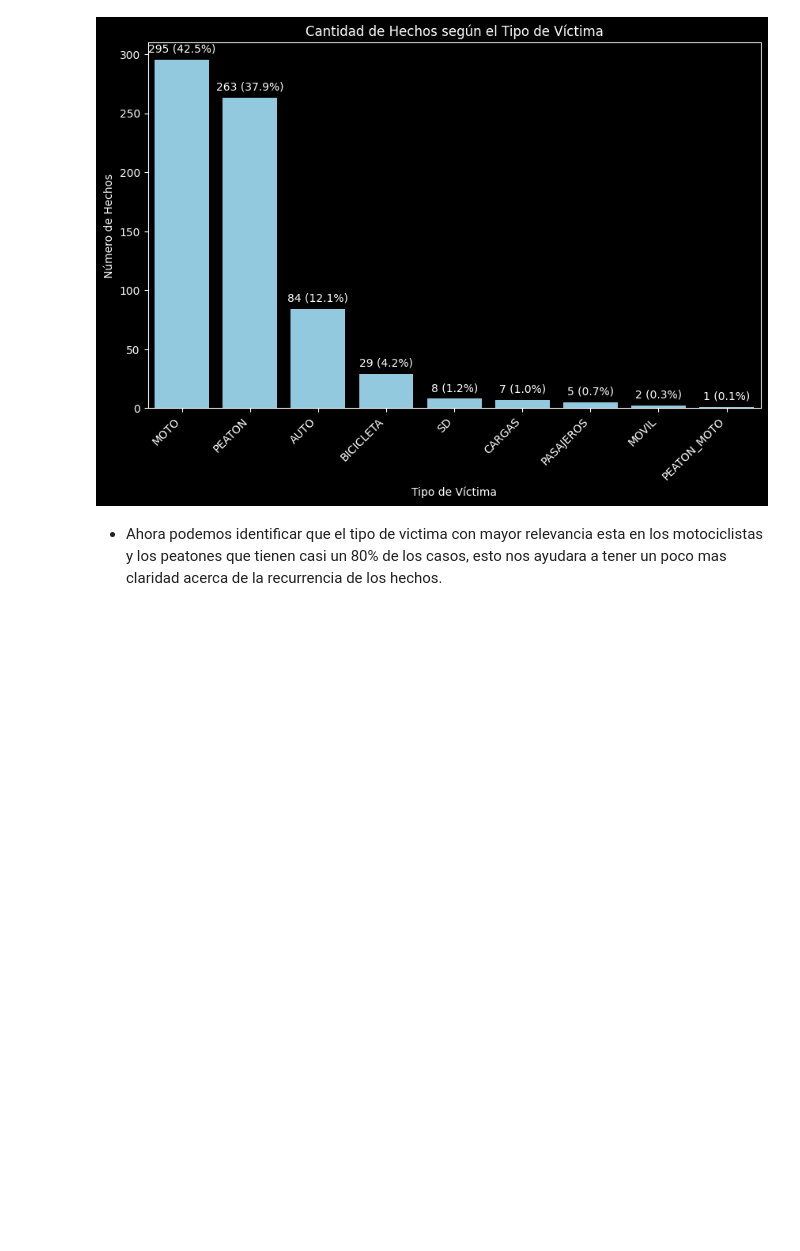
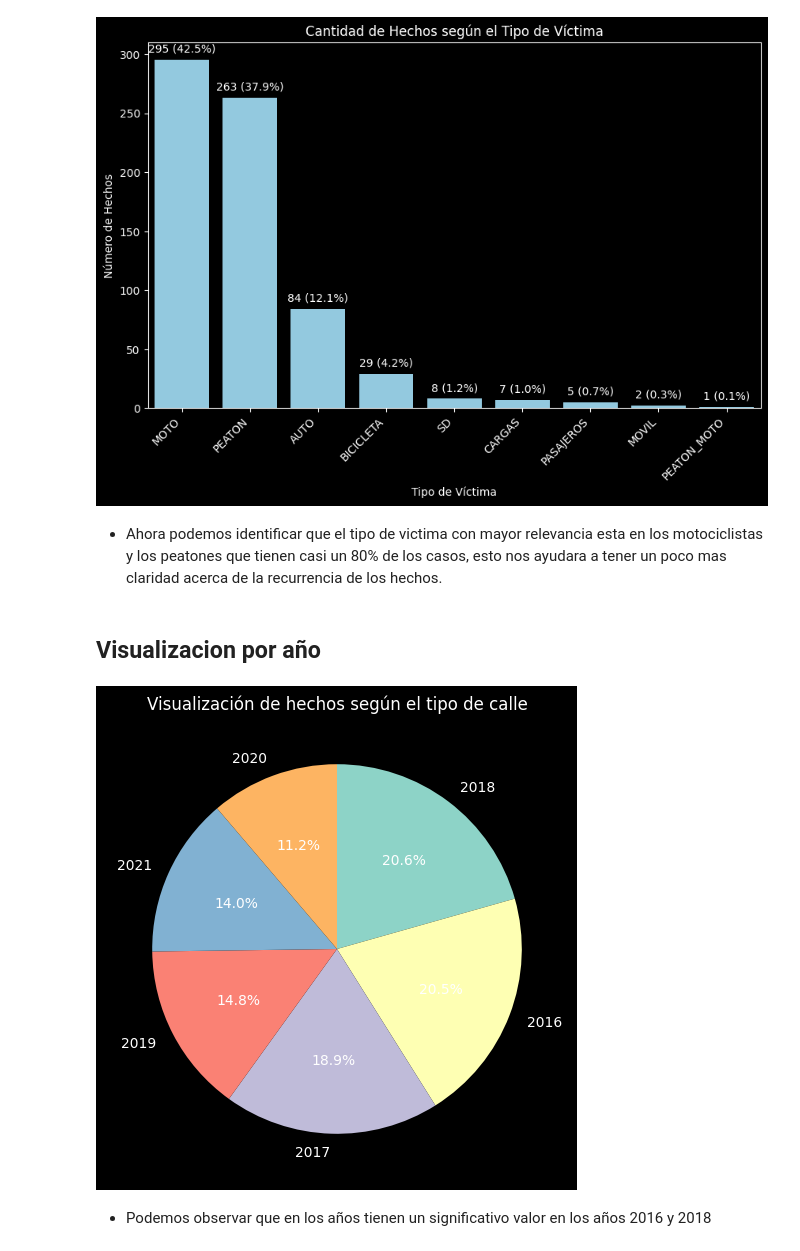
Before and after one commit to jgutierrezladino/PI02_Siniestros_Viales, a Jupyter notebook: Analisis/EDA.ipynb, the cells around one changed output. Saved outputs shown, nothing was run; the diff lists cells and outputs as text; code cells hidden in the pictures; blank space fills up the shorter version.

```diff
--- a/Analisis/EDA.ipynb
+++ b/Analisis/EDA.ipynb
@@ -109,3 +109,27 @@ plt.show()
 [figure]
 # %% [markdown]
 * Ahora podemos identificar que el tipo de victima con mayor relevancia esta en los motociclistas y los peatones que tienen casi un 80% de los casos, esto nos ayudara a tener un poco mas claridad acerca de la recurrencia de los hechos.
+# %% [markdown]
+## Visualizacion por año
+# %%
+# Configuramos el fondo negro y el color del texto blanco
+plt.style.use('dark_background')
+plt.rcParams['text.color'] = 'white'
+plt.rcParams['axes.labelcolor'] = 'white'
+
+# Obtener la serie con la cuenta de hechos por tipo de calle
+conteo_por_año = hechos['AAAA'].value_counts()
+
+# Crear un gráfico de torta con porcentajes
+plt.figure(figsize=(6, 6))
+plt.pie(conteo_por_año, labels=conteo_por_año.index, autopct='%1.1f%%', startangle=90, counterclock=False)
+
+# Añadir título
+plt.title('Visualización de hechos según el tipo de calle')
+
+# Mostrar el gráfico
+plt.show()
+# %% [output]
+[figure, added]
+# %% [markdown]
+* Podemos observar que en los años tienen un significativo valor en los años 2016 y 2018
```
Also changed, not shown: parts of 1 cell of this notebook.
